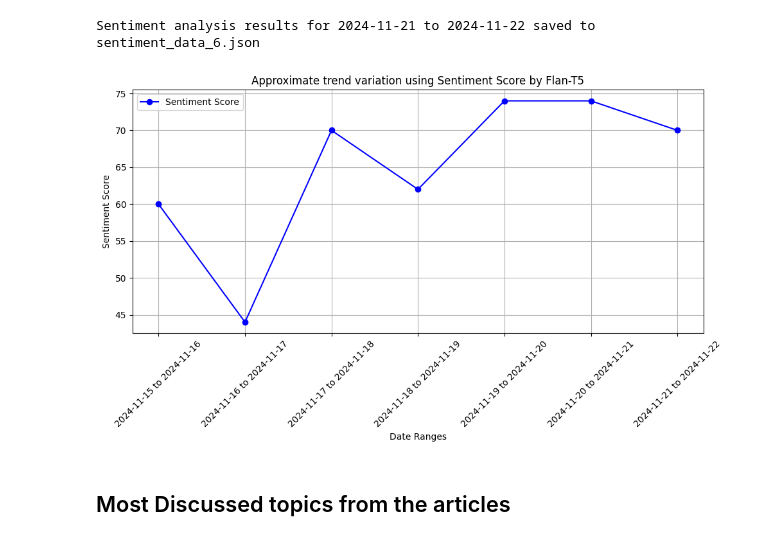
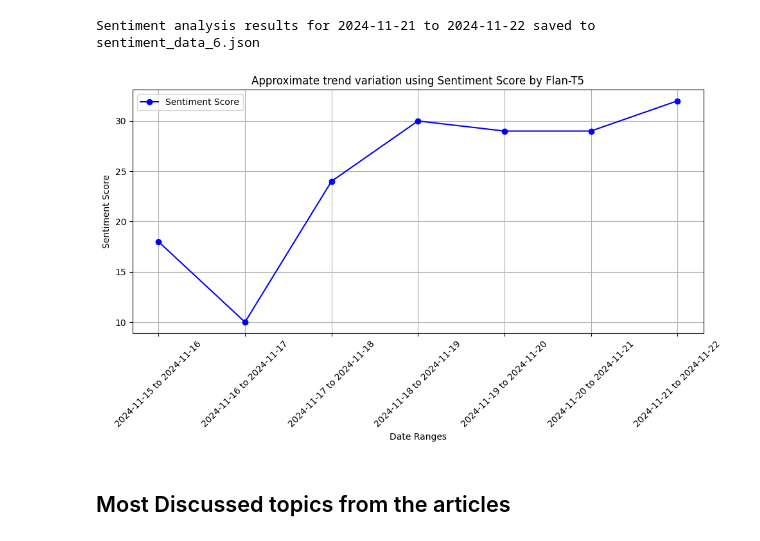
Before and after one commit to AmballaAvinash/StockNews, a Jupyter notebook: src/newsanalysis.ipynb, the cells around one changed output. Drawn from its saved outputs; the diff is of its cells as text; code cells hidden in the pictures.

```diff
--- a/src/newsanalysis.ipynb
+++ b/src/newsanalysis.ipynb
@@ -361,35 +359,2 @@ Throughput (seconds per article): 0.2640
 # %% [markdown]
 # Accuracy
-# %%
-import openai
-from openai import OpenAI
-import os
-
-def analyze_news_openai(news_content, api_key, ticker):
-    openai.api_key = api_key
-    results = []
-    for news in news_content:
-        instruction = f"Provide the sentiment of the below {ticker} article as either positive, negative or neutral:"
-        completion = client.chat.completions.create(
-            model="gpt-4o-mini",
-            messages=[
-                {
-                    "role": "user",
-                    "content": f"{news}\n{instruction}\n"
-                }
-            ]
-        )
-        # Get the response content
-        sentiment_response = completion.choices[0].message.content.strip()
-
-        # Extract the sentiment (positive, negative, neutral)
-        match = re.search(r"(positive|negative|neutral)", sentiment_response, re.IGNORECASE)
-        sentiment_extract = match.group() if match else "unknown"  # Default to "unknown" if no match found
-        results.append(sentiment_extract)
-
-    # Save the results to JSON
-    with open('gt_sentiment_openai.json', 'w') as f:
-        json.dump(results, f, indent=4)
-    print("Data saved to 'analyze_news_openai.json'")
-
-    return results
@@ -396,8 +411,6 @@ def analyze_news_openai(news_content, api_key, ticker):
 # %%
 if __name__ == "__main__":
     # use the api key for openai, not suggested to push the code with key
-
-    client = OpenAI()
 
     file_path = "news_data.json"
     with open(file_path, 'r') as file:
@@ -406,8 +419,8 @@ if __name__ == "__main__":
     news_data = []
     for article in fetch_news_data["articles"]:
         extracted_news_data = extract_news_data(article["title"], article["description"], article["content"])
-        extract_news_data=extract_news_api(fetch_news_data)
-        news_data.append(extract_news_data)
+        # extract_news_data=extract_news_api(fetch_news_data)
+        news_data.append(extracted_news_data)
 
-    sentiments = analyze_news_openai(news_data, openai_api_key)
+    sentiments = analyze_news_openai(news_data,'apple stock')
     print(sentiments)
@@ -542,7 +558,7 @@ Sentiment analysis results for 2024-11-21 to 2024-11-22 saved to sentiment_data_
 import matplotlib.pyplot as plt
 
 # Define a mapping for sentiment values
-sentiment_mapping = {"positive": 1, "negative": -1, "neutral": 0}
+sentiment_mapping = {"Positive": 1, "Negative": -1, "Neutral": 0}
 
 # Define file names and corresponding date ranges
 files_and_dates = [
@@ -557,35 +573,33 @@ files_and_dates = [
 
 # Calculate sentiment scores
 date_ranges = []
 sentiment_scores = []
 
 for file_name, date_range in files_and_dates:
     try:
         # Load the sentiment data
         with open(file_name, "r") as f:
             sentiments = json.load(f)
-
         # Calculate the total sentiment score
         total_score = sum(sentiment_mapping.get(sentiment, 0) for sentiment in sentiments)
-
         # Store the results
         date_ranges.append(date_range)
         sentiment_scores.append(total_score)
     except Exception as e:
         print(f"Error processing file {file_name}: {e}")
 
 # Plot the sentiment score variation
 plt.figure(figsize=(10, 6))
 plt.plot(date_ranges, sentiment_scores, marker='o', color='b', label="Sentiment Score")
 plt.xlabel("Date Ranges")
 plt.ylabel("Sentiment Score")
 plt.title("Approximate trend variation using Sentiment Score by Flan-T5")
 plt.xticks(rotation=45)
 plt.legend()
 plt.grid(True)
 plt.tight_layout()
 plt.show()
 # %% [output]
-[figure, old version]
+[figure, new version]
 # %% [markdown]
 ## Most Discussed topics from the articles
```
Also changed, not shown: parts of 9 cells of this notebook, 13 other files.
